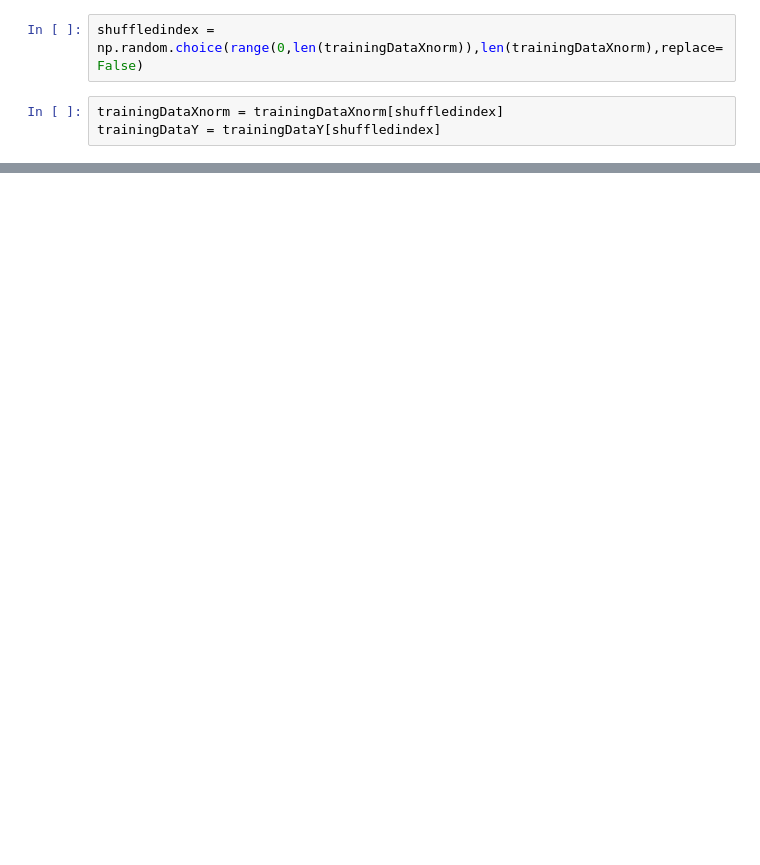
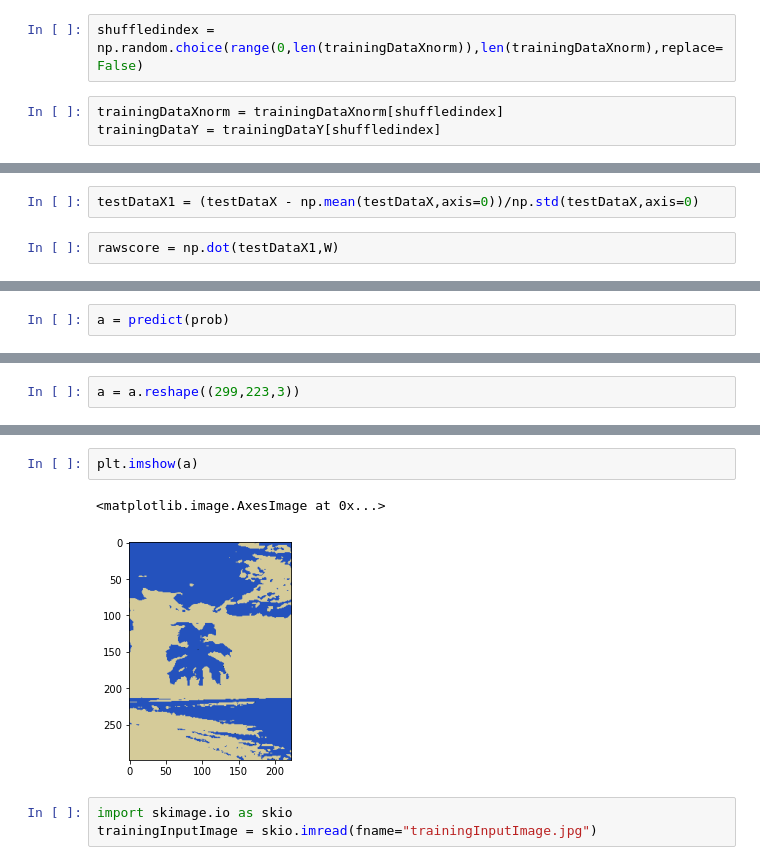
Before and after one commit to jainsanyam786/Intro_To_AI, a Jupyter notebook: Project4/Project 4 Image Recoloration - Part 1b.ipynb, the cells around one changed output, grey strips where cells are left out. Cells and saved outputs as stored; diff of their text form; blank space fills up the shorter version.

```diff
--- a/Project4/Project 4 Image Recoloration - Part 1b.ipynb
+++ b/Project4/Project 4 Image Recoloration - Part 1b.ipynb
@@ -213,0 +233,4 @@ print(W)
+# %%
+testDataX1 = (testDataX - np.mean(testDataX,axis=0))/np.std(testDataX,axis=0)
+# %%
+rawscore = np.dot(testDataX1,W)
@@ -213,0 +259,2 @@ print(W)
+# %%
+a = predict(prob)
@@ -213,0 +269,2 @@ print(W)
+# %%
+a = a.reshape((299,223,3))
@@ -213,0 +278,8 @@ print(W)
+# %%
+plt.imshow(a)
+# %% [output]
+<matplotlib.image.AxesImage at 0x...>
+[figure, added]
+# %%
+import skimage.io as skio
+trainingInputImage = skio.imread(fname="trainingInputImage.jpg")
```
Also changed, not shown: parts of 18 cells of this notebook.
